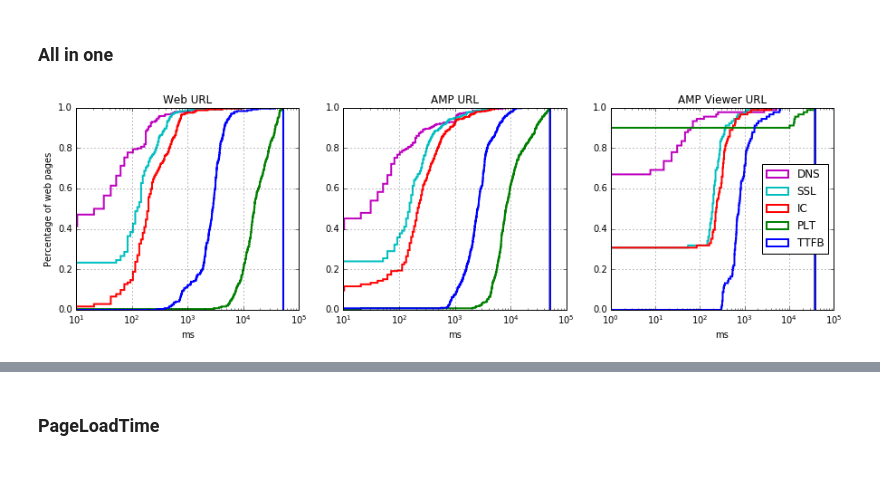
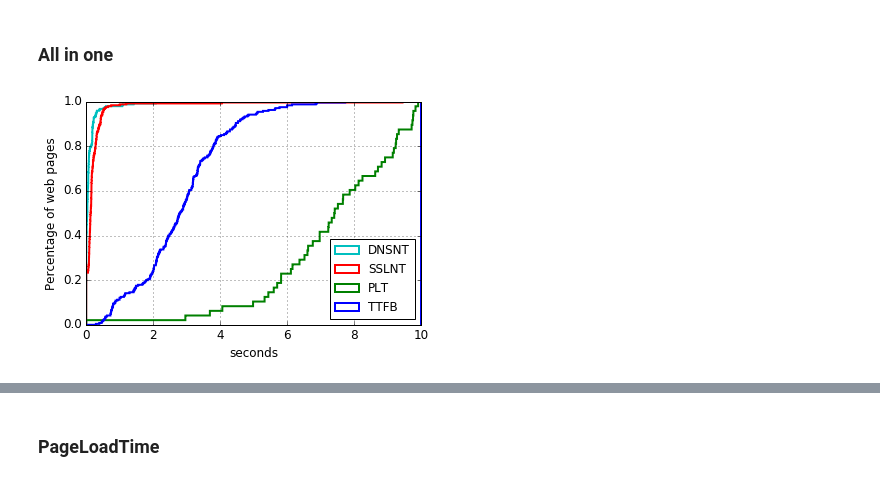
Before and after one commit to AFRINIC-Labs/content-africa-study, a Jupyter notebook: ampproject-study/Data-Analysis.ipynb, the cells around one changed output, grey strips where cells are left out. Drawn from its saved outputs; the diff is of its cells as text; code cells hidden in the pictures.

```diff
--- a/ampproject-study/Data-Analysis.ipynb
+++ b/ampproject-study/Data-Analysis.ipynb
@@ -145,72 +149,75 @@ df_sizes = pd.concat([df_size1, df_size2, df_size3])
 # %%
 n_bins = 5000
 
-fig, (ax1, ax2, ax3) = plt.subplots(1, 3, figsize=(15, 4))
-labels = ['TTFB', 'PLT', 'IC', 'SSL', 'DNS']
+# fig, (ax1, ax2, ax3) = plt.subplots(1, 3, figsize=(15, 4))
+fig, ax1 = plt.subplots(figsize=(6, 4))
 
+labels = ['TTFB', 'PLT', 'SSLNT', 'DNSNT']
+
+linestyles = ['solid','dashed']
 #plot the cumulative histogram
-n, bins, patches = ax1.hist([df_size1['TTFB'].values,
-                            df_size1['PageLoadTime'].values,
-                            df_size1['InitialConnection'].values,
-                            df_size1['SSLNegotiationTime'].values,
-                            df_size1['DNSLookupTime'].values
+n, bins, patches = ax1.hist([df_size1['TTFB'].values/1000,
+                            df_size1['PageLoadTime'].values/1000,
+                            df_size1['SSLNegotiationTime'].values/1000,
+                            df_size1['DNSLookupTime'].values/1000
                            ],
                            n_bins, density=1, histtype='step', linewidth=2,
-                            #range=[0,20000],
+                            range=[0,10],
                            cumulative=True, label=labels)
 
 # tidy up the figure
 ax1.grid(True)
-ax1.legend(loc='right')
-ax1.set_title('Web URL')
-ax1.set_xlabel('ms')
+ax1.legend(loc='lower right')
+#ax1.set_title('Web URL')
+ax1.set_xlabel('seconds')
 ax1.set_ylabel('Percentage of web pages')
-ax1.legend().set_visible(False)
-ax1.set_xscale('log')
+#ax1.set_xscale('log')
 
 
 
-#plot the cumulative histogram
-n, bins, patches = ax2.hist([df_size2['TTFB'].values,
-                            df_size2['PageLoadTime'].values,
-                            df_size2['InitialConnection'].values,
-                            df_size2['SSLNegotiationTime'].values,
-                            df_size2['DNSLookupTime'].values
-                           ],
-                           n_bins, density=1, histtype='step', linewidth=2,
-                           cumulative=True, label=labels)
+# #plot the cumulative histogram
+# n, bins, patches = ax2.hist([df_size2['TTFB'].values,
+#                             df_size2['PageLoadTime'].values,
+#                             df_size2['InitialConnection'].values,
+#                             df_size2['SSLNegotiationTime'].values,
+#                             df_size2['DNSLookupTime'].values
+#                            ],
+#                            n_bins, density=1, histtype='step', linewidth=2,
+#                             range=[0,45000],
+#                            cumulative=True, label=labels)
 
-# tidy up the figure
-ax2.grid(True)
-ax2.legend(loc='right')
-ax2.set_title('AMP URL')
-ax2.set_xlabel('ms')
-ax2.legend().set_visible(False)
-ax2.set_xscale('log')
+# # tidy up the figure
+# ax2.grid(True)
+# ax2.legend(loc='right')
+# ax2.set_title('AMP URL')
+# ax2.set_xlabel('ms')
+# ax2.legend().set_visible(False)
+# #ax2.set_xscale('log')
 
 
 
-#plot the cumulative histogram
-n, bins, patches = ax3.hist([df_size3['TTFB'].values,
-                            df_size3['PageLoadTime'].values,
-                            df_size3['InitialConnection'].values,
-                            df_size3['SSLNegotiationTime'].values,
-                            df_size3['DNSLookupTime'].values
-                           ],
-                           n_bins, density=1, histtype='step', linewidth=2,
-                           cumulative=True, label=labels)
+# #plot the cumulative histogram
+# n, bins, patches = ax3.hist([df_size3['TTFB'].values,
+#                             df_size3['PageLoadTime'].values,
+#                             df_size3['InitialConnection'].values,
+#                             df_size3['SSLNegotiationTime'].values,
+#                             df_size3['DNSLookupTime'].values
+#                            ],
+#                            n_bins, density=1, histtype='step', linewidth=2,
+#                             range=[0,45000],
+#                            cumulative=True, label=labels)
 
-# tidy up the figure
-ax3.grid(True)
-ax3.legend(loc='right')
-ax3.set_title('AMP Viewer URL')
-ax3.set_xlabel('ms')
-ax3.set_xscale('log')
+# # tidy up the figure
+# ax3.grid(True)
+# ax3.legend(loc='right')
+# ax3.set_title('AMP Viewer URL')
+# ax3.set_xlabel('ms')
+# #ax3.set_xscale('log')
 
 
 
 plt.savefig("data/plots/CDF_WebURL_allinone.pdf")
 plt.show()
 # %% [output]
-[figure, old version]
+[figure, new version]
 # %% [markdown]
```
Also changed, not shown: parts of 44 cells of this notebook, 38 other files.
